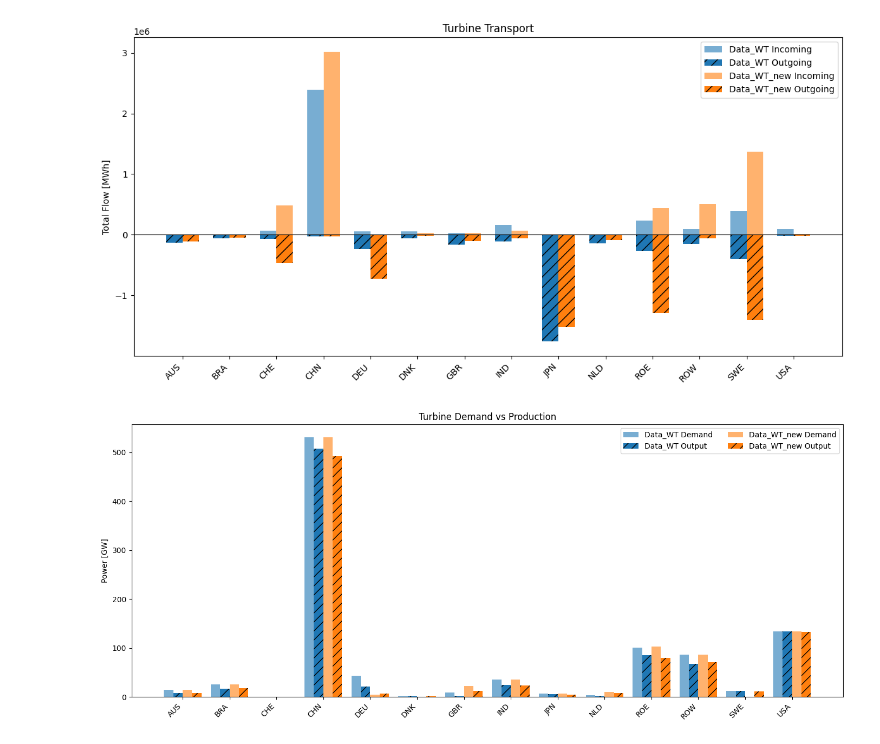
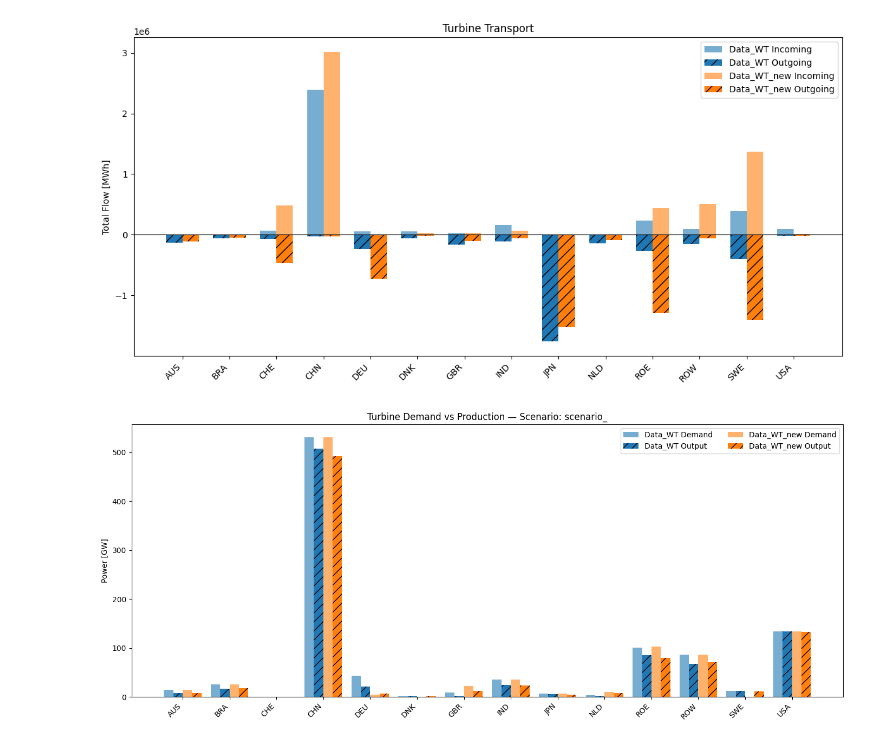
Before and after one commit to NicolaL1/ZEN-garden_SP, a Jupyter notebook: Data_Wind/Wind_device.ipynb, the cells around one changed output. Saved outputs shown, nothing was run; the diff lists cells and outputs as text; code cells hidden in the pictures.

```diff
--- a/Data_Wind/Wind_device.ipynb
+++ b/Data_Wind/Wind_device.ipynb
@@ -15,7 +15,7 @@ r1 = Results(os.path.join("outputs", dataset_name_1))
 r2 = Results(os.path.join("outputs", dataset_name_2))
 
 # === Save Paths ===
-save_plots = True
+save_plots = False
 save_path = Path(
     r"C:\Users\nicol\OneDrive\Desktop\Semester_project\Plots_and_Figures\SCM_plots\Wind_device_analyis")
 csv_export_path = Path(r"C:\Users\nicol\OneDrive\Desktop\Semester_project\Plots_and_Figures\device_demand_data")
@@ -100,69 +100,78 @@ def plot_total_flow_per_node_turbine_edge_based():
 
 def plot_turbine_demand_vs_conversion_output():
     var_demand = "demand"
     var_conversion = "flow_conversion_output"
 
     # Load with scenario column
     df1_d = r1.get_full_ts(var_demand).reset_index().rename(columns={"level_0": "scenario"})
     df2_d = r2.get_full_ts(var_demand).reset_index().rename(columns={"level_0": "scenario"})
-    df1_d = df1_d[(df1_d["carrier"] == carrier_filter) & (df1_d["scenario"] == "scenario_")]
-    df2_d = df2_d[(df2_d["carrier"] == carrier_filter) & (df2_d["scenario"] == "scenario_")]
+    df1_d = df1_d[df1_d["carrier"] == carrier_filter]
+    df2_d = df2_d[df2_d["carrier"] == carrier_filter]
 
     df1_c = r1.get_full_ts(var_conversion).reset_index().rename(columns={"level_0": "scenario"})
     df2_c = r2.get_full_ts(var_conversion).reset_index().rename(columns={"level_0": "scenario"})
-    df1_c = df1_c[(df1_c["technology"] == technology_filter) & (df1_c["scenario"] == "scenario_")]
-    df2_c = df2_c[(df2_c["technology"] == technology_filter) & (df2_c["scenario"] == "scenario_")]
+    df1_c = df1_c[df1_c["technology"] == technology_filter]
+    df2_c = df2_c[df2_c["technology"] == technology_filter]
 
     time_cols = [col for col in df1_d.columns if isinstance(col, (int, float))]
 
-    df1_d["total_demand"] = df1_d[time_cols].sum(axis=1)
-    df2_d["total_demand"] = df2_d[time_cols].sum(axis=1)
-    df1_c["total_output"] = df1_c[time_cols].sum(axis=1)
-    df2_c["total_output"] = df2_c[time_cols].sum(axis=1)
+    scenarios = sorted(set(df1_d["scenario"].unique()).intersection(df2_d["scenario"].unique()))
 
-    demand1 = df1_d.groupby("node")["total_demand"].sum().rename("Demand")
-    demand2 = df2_d.groupby("node")["total_demand"].sum().rename("Demand")
-    output1 = df1_c.groupby("node")["total_output"].sum().rename("Output")
-    output2 = df2_c.groupby("node")["total_output"].sum().rename("Output")
+    for scenario in scenarios:
+        df1_d_s = df1_d[df1_d["scenario"] == scenario].copy()
+        df2_d_s = df2_d[df2_d["scenario"] == scenario].copy()
+        df1_c_s = df1_c[df1_c["scenario"] == scenario].copy()
+        df2_c_s = df2_c[df2_c["scenario"] == scenario].copy()
 
-    all_nodes = sorted(set(demand1.index).union(output1.index).union(demand2.index).union(output2.index))
+        df1_d_s["total_demand"] = df1_d_s[time_cols].sum(axis=1)
+        df2_d_s["total_demand"] = df2_d_s[time_cols].sum(axis=1)
+        df1_c_s["total_output"] = df1_c_s[time_cols].sum(axis=1)
+        df2_c_s["total_output"] = df2_c_s[time_cols].sum(axis=1)
 
-    width = 0.2
-    x = range(len(all_nodes))
-    fig, ax = plt.subplots(figsize=(14, 6))
+        demand1 = df1_d_s.groupby("node")["total_demand"].sum().rename("Demand")
+        demand2 = df2_d_s.groupby("node")["total_demand"].sum().rename("Demand")
+        output1 = df1_c_s.groupby("node")["total_output"].sum().rename("Output")
+        output2 = df2_c_s.groupby("node")["total_output"].sum().rename("Output")
 
-    demand1_vals = demand1.reindex(all_nodes).fillna(0)
-    output1_vals = output1.reindex(all_nodes).fillna(0)
-    demand2_vals = demand2.reindex(all_nodes).fillna(0)
-    output2_vals = output2.reindex(all_nodes).fillna(0)
+        all_nodes = sorted(set(demand1.index).union(output1.index).union(demand2.index).union(output2.index))
 
-    ax.bar([i - width * 1.5 for i in x], demand1_vals, width=width,
-           label=f"{dataset_name_1} Demand", color=colors[dataset_name_1], alpha=0.6)
-    ax.bar([i - width * 0.5 for i in x], output1_vals, width=width,
-           label=f"{dataset_name_1} Output", color=colors[dataset_name_1], alpha=1.0, hatch='//')
+        width = 0.2
+        x = range(len(all_nodes))
+        fig, ax = plt.subplots(figsize=(14, 6))
 
-    ax.bar([i + width * 0.5 for i in x], demand2_vals, width=width,
-           label=f"{dataset_name_2} Demand", color=colors[dataset_name_2], alpha=0.6)
-    ax.bar([i + width * 1.5 for i in x], output2_vals, width=width,
-           label=f"{dataset_name_2} Output", color=colors[dataset_name_2], alpha=1.0, hatch='//')
+        demand1_vals = demand1.reindex(all_nodes).fillna(0)
+        output1_vals = output1.reindex(all_nodes).fillna(0)
+        demand2_vals = demand2.reindex(all_nodes).fillna(0)
+        output2_vals = output2.reindex(all_nodes).fillna(0)
 
-    ax.set_ylabel("Power [GW]")
-    ax.set_title("Turbine Demand vs Production")
-    ax.set_xticks(list(x))
-    ax.set_xticklabels(all_nodes, rotation=45, ha='right')
-    ax.legend(ncol=2)
-    plt.tight_layout()
+        ax.bar([i - width * 1.5 for i in x], demand1_vals, width=width,
+               label=f"{dataset_name_1} Demand", color=colors[dataset_name_1], alpha=0.6)
+        ax.bar([i - width * 0.5 for i in x], output1_vals, width=width,
+               label=f"{dataset_name_1} Output", color=colors[dataset_name_1], alpha=1.0, hatch='//')
 
-    if save_plots:
-        for fmt in ['pdf', 'png']:
-            plt.savefig(save_path / f"{carrier_filter}_demand_vs_output_by_node.{fmt}", format=fmt, dpi=300, bbox_inches='tight')
-    plt.show()
+        ax.bar([i + width * 0.5 for i in x], demand2_vals, width=width,
+               label=f"{dataset_name_2} Demand", color=colors[dataset_name_2], alpha=0.6)
+        ax.bar([i + width * 1.5 for i in x], output2_vals, width=width,
+               label=f"{dataset_name_2} Output", color=colors[dataset_name_2], alpha=1.0, hatch='//')
 
+        ax.set_ylabel("Power [GW]")
+        ax.set_title(f"Turbine Demand vs Production — Scenario: {scenario}")
+        ax.set_xticks(list(x))
+        ax.set_xticklabels(all_nodes, rotation=45, ha='right')
+        ax.legend(ncol=2)
+        plt.tight_layout()
+
+        if save_plots:
+            for fmt in ['pdf', 'png']:
+                filename = f"{carrier_filter}_demand_vs_output_by_node_{scenario}.{fmt}"
+                plt.savefig(save_path / filename, format=fmt, dpi=300, bbox_inches='tight')
+
+        plt.show()
 
 
 # === Run All Plots ===
 plot_total_flow_per_node_turbine_edge_based()
 plot_turbine_demand_vs_conversion_output()
 # %% [output]
 [figure]
-[figure, old version]
+[figure, new version]
```
Also changed, not shown: parts of 1 cell of this notebook, 1 other file.
